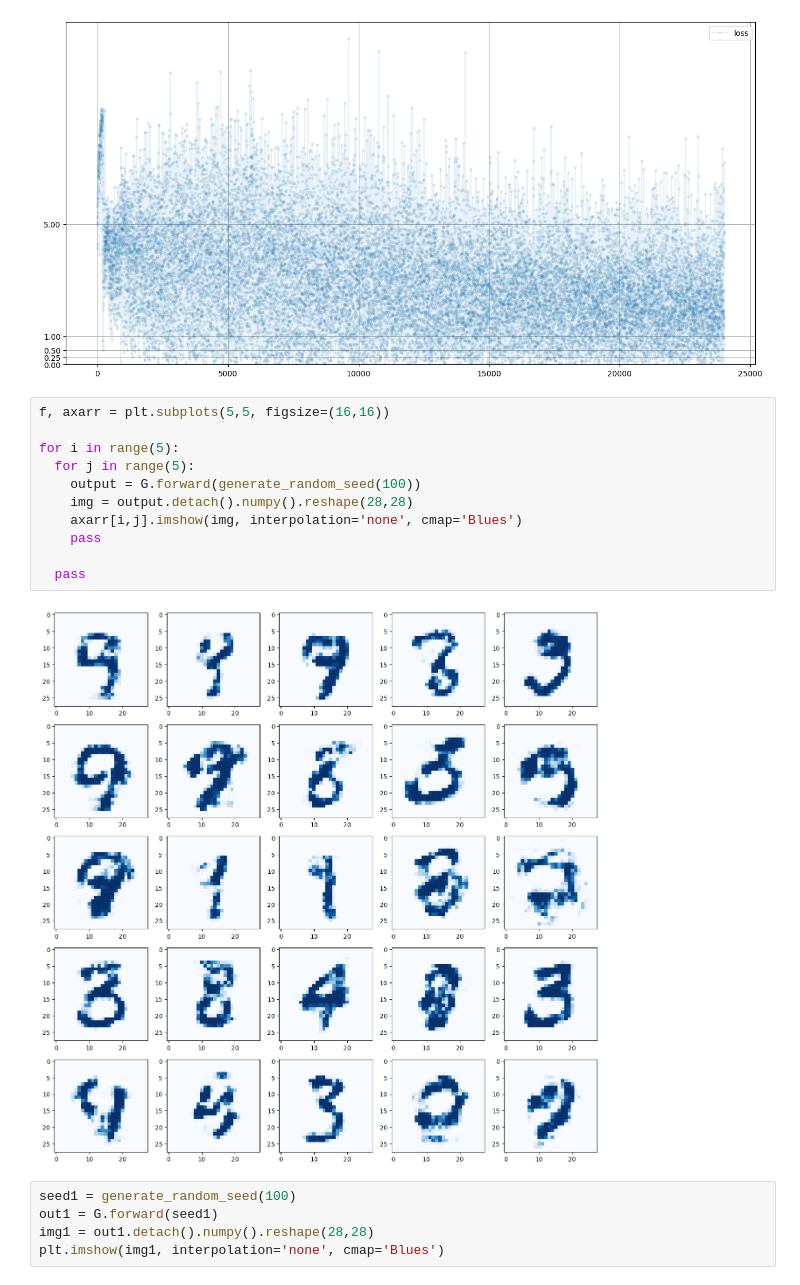
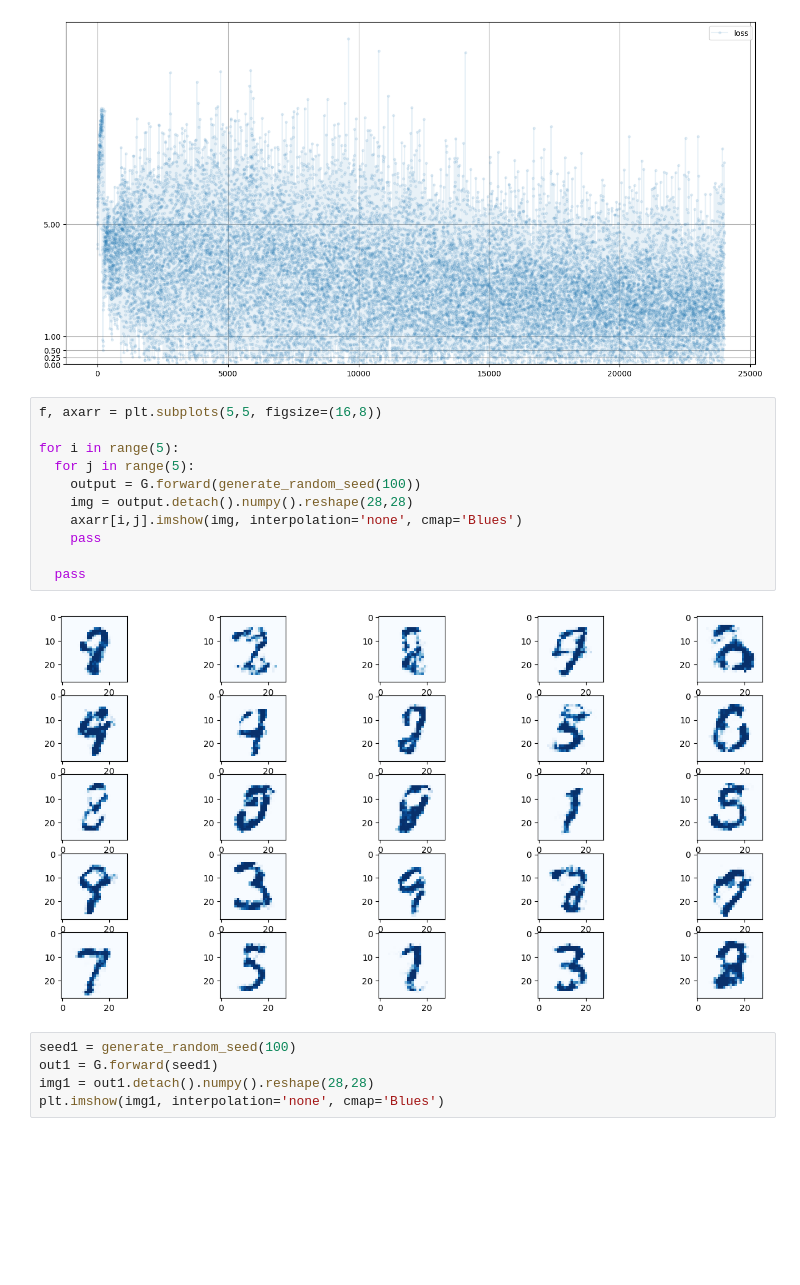
Before and after one commit to dsadasafd/GAN, a Jupyter notebook: “mnist_first_attempt_improved_training.ipynb, the cells around one changed output. Cells and saved outputs as stored; diff of their text form; blank space fills up the shorter version.

```diff
--- a/“mnist_first_attempt_improved_training.ipynb
+++ b/“mnist_first_attempt_improved_training.ipynb
@@ -311,18 +311,18 @@ G.plot_progress()
 # %% [output]
 [figure]
 # %%
-f, axarr = plt.subplots(5,5, figsize=(16,16))
+f, axarr = plt.subplots(5,5, figsize=(16,8))
 
 for i in range(5):
   for j in range(5):
     output = G.forward(generate_random_seed(100))
     img = output.detach().numpy().reshape(28,28)
     axarr[i,j].imshow(img, interpolation='none', cmap='Blues')
     pass
 
   pass
 # %% [output]
-[figure, old version]
+[figure, new version]
 # %%
 seed1 = generate_random_seed(100)
 out1 = G.forward(seed1)
```
